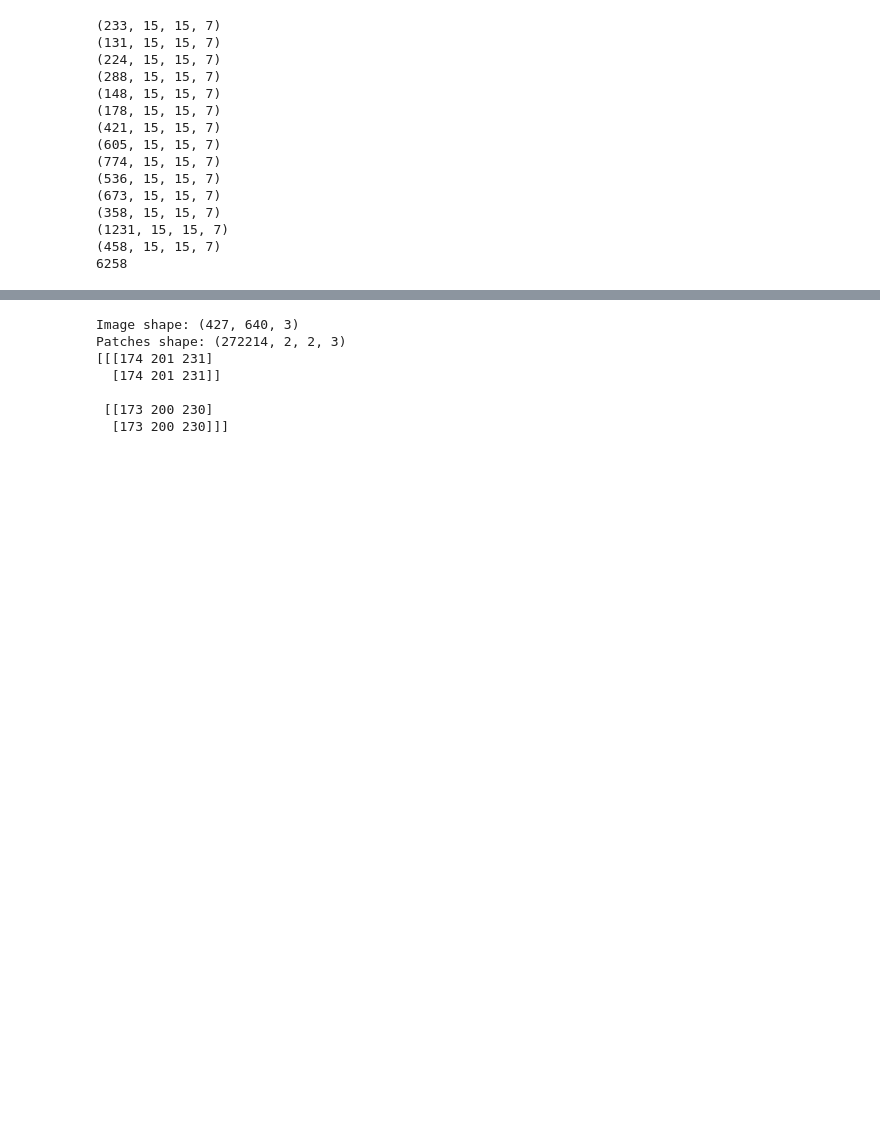
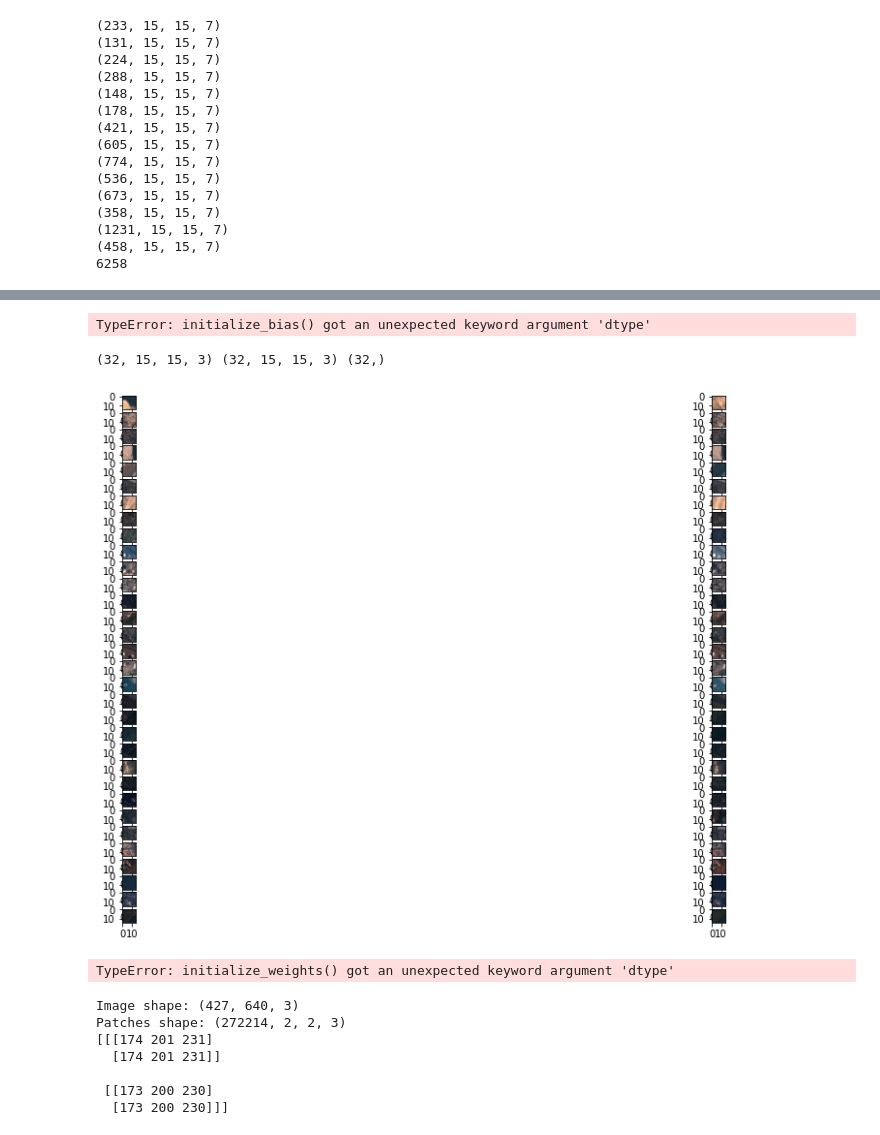
Before and after one commit to SebastianHafner/AG2413_project, a Jupyter notebook: siamese_network.ipynb, the cells around one changed output, grey strips where cells are left out. Saved outputs shown, nothing was run; the diff lists cells and outputs as text; code cells hidden in the pictures; blank space fills up the shorter version.

Commit message:
implemented batchgenerator

```diff
--- a/siamese_network.ipynb
+++ b/siamese_network.ipynb
@@ -98,7 +124,7 @@ def sample_data(root_dir, cities, fraction=1e-6, patch_size=(15,15)):
             sample = {
                 'pre': pre_img,
                 'post': post_img,
-                'label': label,
+                'change': label,
                 'city': city
             }
 
@@ -110,7 +136,7 @@ def sample_data(root_dir, cities, fraction=1e-6, patch_size=(15,15)):
 
     return samples
 
-root_dir = Path('preprocessed/train/')
+root_dir = Path('data/preprocessed/train/')
 samples = sample_data(root_dir, cities, fraction=1e-6, patch_size=(15,15))
 print(len(samples))
 # %% [output]
@@ -177,3 +272,8 @@ def get_siamese_model(input_shape):
+# %%
+model = get_siamese_model((15, 15, 1))
+model.summary()
+# %% [output]
+TypeError: initialize_bias() got an unexpected keyword argument 'dtype'
 # %%
 class DataGeneratorSiamese(keras.utils.Sequence):
     'Generates data for Keras'
@@ -285,18 +327,41 @@ def augmentation(image_patch):
+# %%
+# dataloader test
+
+datagenerator = DataGeneratorSiamese(samples)
+batch = datagenerator.__getitem__(0)
+
+
+
+
+def plot_batch(batch):
+
+    X_left, X_right, y = batch
+    print(X_left.shape, X_right.shape, y.shape)
+    n_samples = y.shape[0]
+
+    fig, axs = plt.subplots(n_samples, 2, figsize=(20,10))
+
+    for i in range(n_samples):
+        pre_img = X_left[i,:,:,:]
+        post_img = X_right[i,:,:,:]
+        label = y[i]
+
+        axs[i,0].imshow(pre_img)
+        axs[i,1].imshow(post_img)
+
+
+
+plot_batch(batch)
+# %% [output]
+(32, 15, 15, 3) (32, 15, 15, 3) (32,)
+[figure, added]
 # %%
-INPUT_SIZE = (16, 16, 3)
-N_CLASSES = 2
+INPUT_SIZE = (15, 15, 3)
 BATCH_SIZE = 32
 
-dir_images = Path('data/preprocessed/images/')
-dir_labels = Path('data/preprocessed/labels/')
+training_generator = DataGeneratorSiamese(samples, batch_size=BATCH_SIZE, input_size=INPUT_SIZE, shuffle=True)
 
-image_files = [obj for obj in Path(dir_images).glob('**/*') if obj.is_file()]
-label_files = [obj for obj in Path(dir_labels).glob('**/*') if obj.is_file()]
-
-training_generator = DataGenerator(image_files, label_files, batch_size=BATCH_SIZE, input_size=INPUT_SIZE,
-                                   n_classes=N_CLASSES, shuffle=True)
-
-model = get_siamese_network(INPUT_SIZE, N_CLASSES)
+model = get_siamese_model(INPUT_SIZE)
 
 
 model.compile(optimizer=tf.optimizers.Adam(lr=0.00006),
@@ -305,7 +370,9 @@ model.compile(optimizer=tf.optimizers.Adam(lr=0.00006),
 
 
 # Train model on dataset
-model.fit(x=training_generator, use_multiprocessing=False, workers=1, verbose=1, epochs=5)
+# model.fit(x=training_generator, use_multiprocessing=False, workers=1, verbose=1, epochs=5)
+# %% [output]
+TypeError: initialize_weights() got an unexpected keyword argument 'dtype'
 # %%
 from sklearn.datasets import load_sample_image
 from sklearn.feature_extraction import image
```
Also changed, not shown: parts of 10 cells of this notebook.
